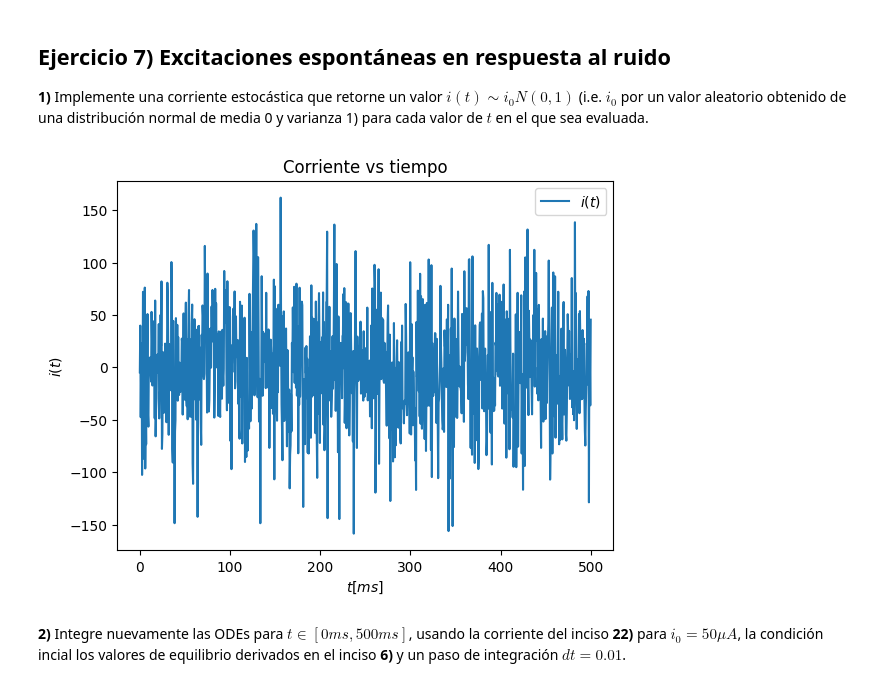
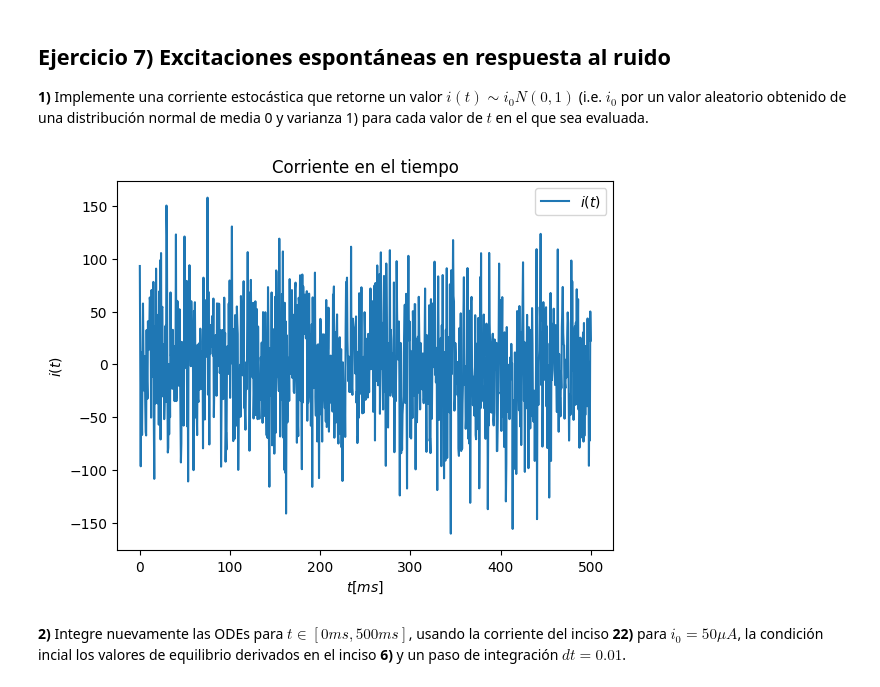
Before and after one commit to basbenja/RedesNeuronales-TrabajosPracticos, a Jupyter notebook: TP1/TrabajoPractico1.ipynb, the cells around one changed output. Cells and saved outputs as stored; diff of their text form; code cells hidden in the pictures.

```diff
--- a/TP1/TrabajoPractico1.ipynb
+++ b/TP1/TrabajoPractico1.ipynb
@@ -780,13 +800,13 @@ def i7(t, i0=50):
 # %%
 ts = np.linspace(0, 500, 1000)
 plt.plot(ts, [i7(t) for t in ts], label="$i(t)$")
 plt.xlabel('$t [ms]$')
 plt.ylabel('$i(t)$')
-plt.title("Corriente vs tiempo")
+plt.title("Corriente en el tiempo")
 plt.legend()
 plt.show()
 # %% [output]
-[figure, old version]
+[figure, new version]
 # %% [markdown]
 **2)** Integre nuevamente las ODEs para $t\in[0ms,500ms]$, usando la corriente del inciso **22)** para $i_0=50\mu A$, la condición incial los valores de equilibrio derivados en el inciso **6)** y un paso de integración $dt=0.01$.
 # %%
```
Also changed, not shown: parts of 8 cells of this notebook.
